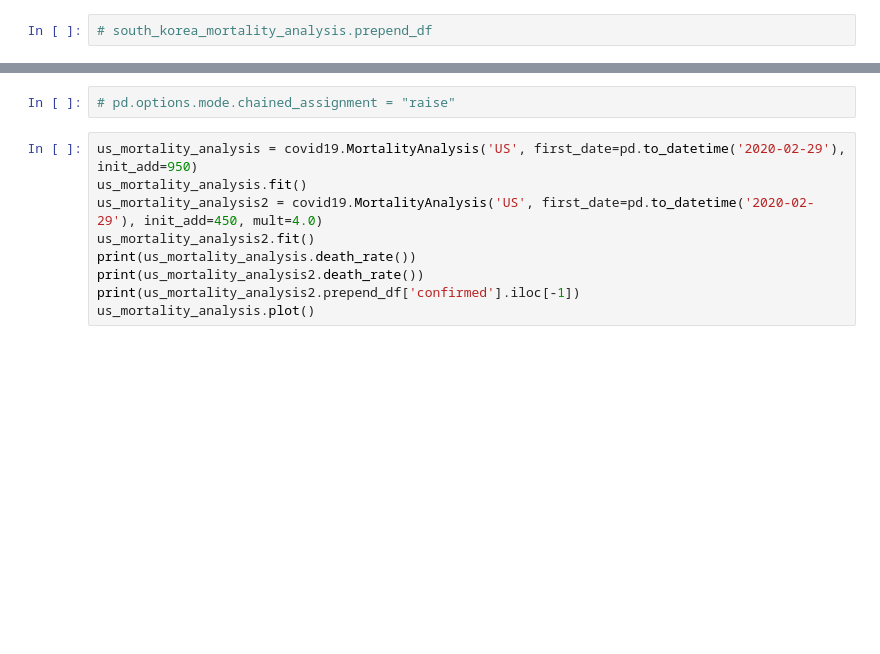
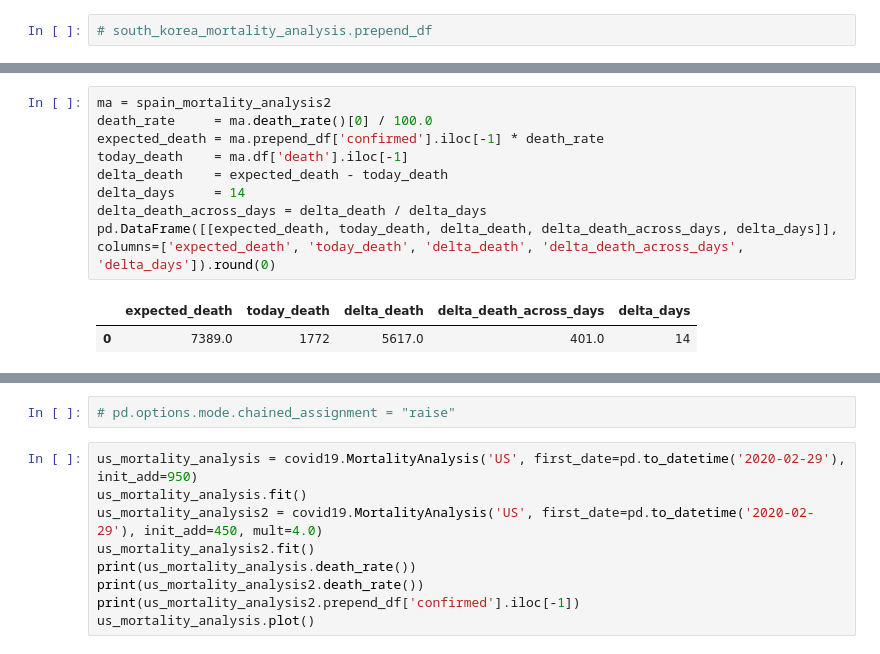
Before and after one commit to cs224/covid-19-data-analysis, a Jupyter notebook: covid-19-survival.ipynb, the cells around one changed output, grey strips where cells are left out. Drawn from its saved outputs; the diff is of its cells as text; blank space fills up the shorter version.

```diff
--- a/covid-19-survival.ipynb
+++ b/covid-19-survival.ipynb
@@ -218,3 +242,15 @@ spain_mortality_analysis.df.tail()
+# %%
+ma = spain_mortality_analysis2
+death_rate     = ma.death_rate()[0] / 100.0
+expected_death = ma.prepend_df['confirmed'].iloc[-1] * death_rate
+today_death    = ma.df['death'].iloc[-1]
+delta_death    = expected_death - today_death
+delta_days     = 14
+delta_death_across_days = delta_death / delta_days
+pd.DataFrame([[expected_death, today_death, delta_death, delta_death_across_days, delta_days]], columns=['expected_death', 'today_death', 'delta_death', 'delta_death_across_days', 'delta_days']).round(0)
+# %% [output]
+|  | expected_death | today_death | delta_death | delta_death_across_days | delta_days |
+| 0 | 7389.0 | 1772 | 5617.0 | 401.0 | 14 |
 # %%
 uk_name = 'United Kingdom'
 uk_mortality_analysis = covid19.MortalityAnalysis(uk_name)
```
Also changed, not shown: parts of 23 cells of this notebook, 2 other files.
